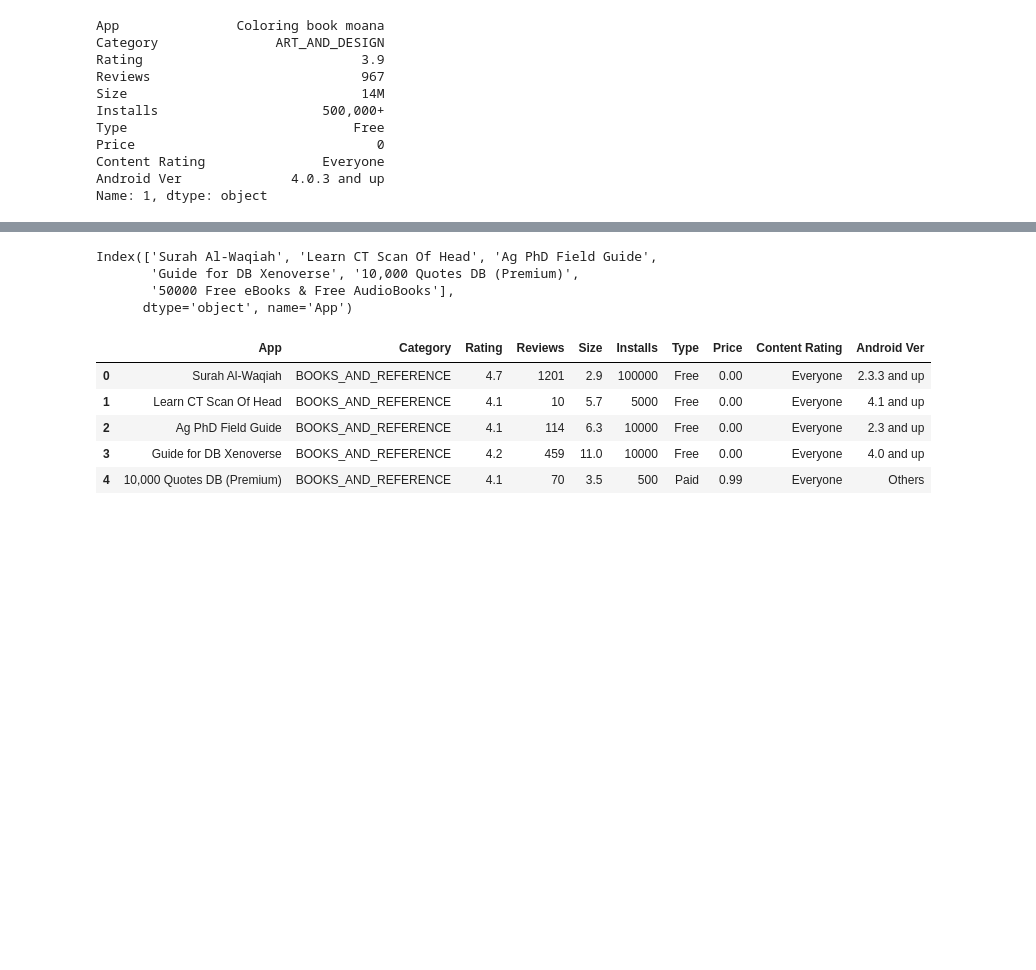
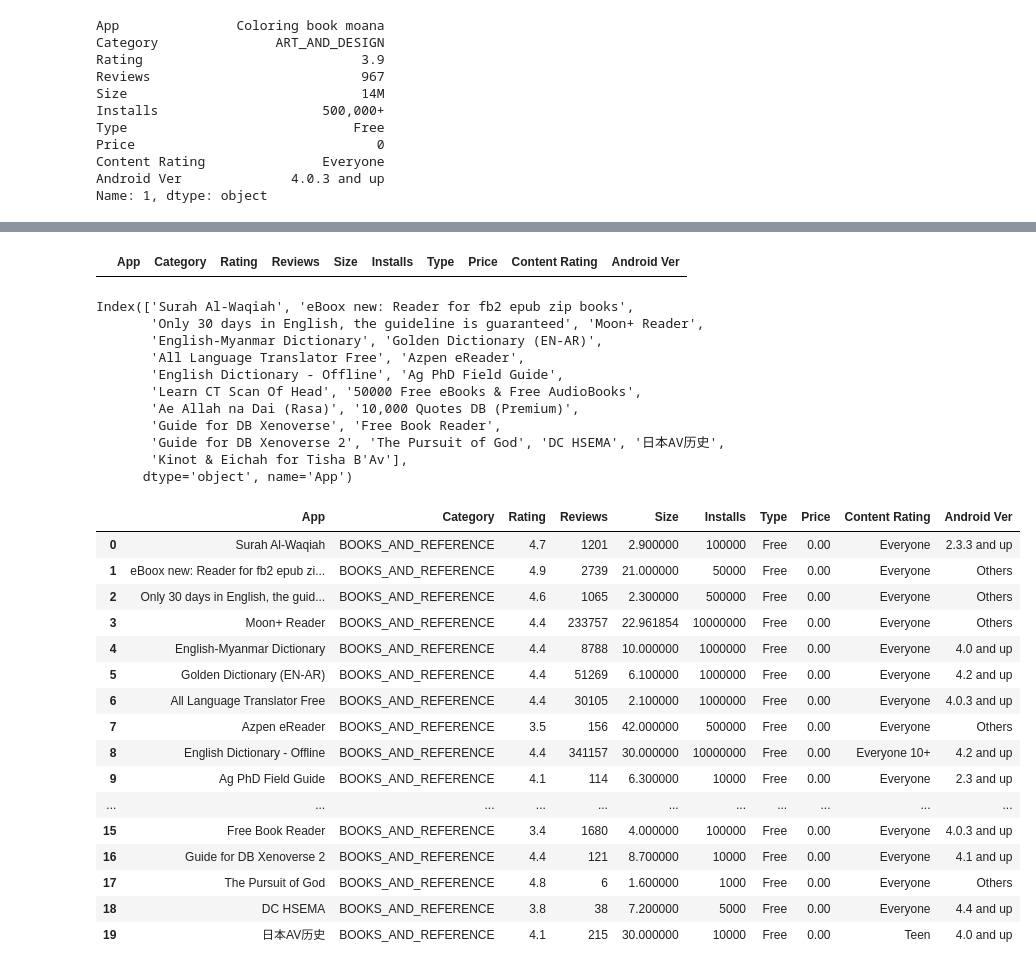
Before and after one commit to 1972007/MLT_Dicoding_2, a Jupyter notebook: ml_recommend.ipynb, the cells around one changed output, grey strips where cells are left out. Drawn from its saved outputs; the diff is of its cells as text; code cells hidden in the pictures; blank space fills up the shorter version.

```diff
--- a/ml_recommend.ipynb
+++ b/ml_recommend.ipynb
@@ -646,7 +683,7 @@ The SCP Foundation DB fr nn5n                         0.0
 iHoroscope - 2018 Daily Horoscope & Astrology         0.0
 Name: Coloring book moana, Length: 8194, dtype: float64
 # %%
-def get_rec(name, sim_data=sim_data, items=apps_sizeChange, num=5):
+def get_rec(name, sim_data=sim_data, items=apps_sizeChange, num=20):
   idx = sim_data.loc[:,name].to_numpy().argpartition(range(-1,-num,-1))
   closest = sim_data.columns[idx[-1:-(num+2):-1]]
   closest = closest.drop(name,errors="ignore")
@@ -685,13 +743,36 @@ Index(['Photo Editor & Candy Camera & Grid & ScrapBook',
+# %%
+sim_to_moana.loc[sim_to_moana["Category"]!="ART_AND_DESIGN"]
+# %% [output]
+|  | App | Category | Rating | Reviews | Size | Installs | Type | Price | Content Rating | Android Ver |
 # %%
-get_rec("The SCP Foundation DB fr nn5n")
+sim_scp= get_rec("The SCP Foundation DB fr nn5n")
+sim_scp
 # %% [output]
-Index(['Surah Al-Waqiah', 'Learn CT Scan Of Head', 'Ag PhD Field Guide',
-       'Guide for DB Xenoverse', '10,000 Quotes DB (Premium)',
-       '50000 Free eBooks & Free AudioBooks'],
+Index(['Surah Al-Waqiah', 'eBoox new: Reader for fb2 epub zip books',
+       'Only 30 days in English, the guideline is guaranteed', 'Moon+ Reader',
+       'English-Myanmar Dictionary', 'Golden Dictionary (EN-AR)',
+       'All Language Translator Free', 'Azpen eReader',
+       'English Dictionary - Offline', 'Ag PhD Field Guide',
+       'Learn CT Scan Of Head', '50000 Free eBooks & Free AudioBooks',
+       'Ae Allah na Dai (Rasa)', '10,000 Quotes DB (Premium)',
+       'Guide for DB Xenoverse', 'Free Book Reader',
+       'Guide for DB Xenoverse 2', 'The Pursuit of God', 'DC HSEMA', '日本AV历史',
+       'Kinot & Eichah for Tisha B'Av'],
       dtype='object', name='App')
 |  | App | Category | Rating | Reviews | Size | Installs | Type | Price | Content Rating | Android Ver |
-| 0 | Surah Al-Waqiah | BOOKS_AND_REFERENCE | 4.7 | 1201 | 2.9 | 100000 | Free | 0.00 | Everyone | 2.3.3 and up |
-| 1 | Learn CT Scan Of Head | BOOKS_AND_REFERENCE | 4.1 | 10 | 5.7 | 5000 | Free | 0.00 | Everyone | 4.1 and up |
-| 2 | Ag PhD Field Guide | BOOKS_AND_REFERENCE | 4.1 | 114 | 6.3 | 10000 | Free | 0.00 | Everyone | 2.3 and up |
-| 3 | Guide for DB Xenoverse | BOOKS_AND_REFERENCE | 4.2 | 459 | 11.0 | 10000 | Free | 0.00 | Everyone | 4.0 and up |
-| 4 | 10,000 Quotes DB (Premium) | BOOKS_AND_REFERENCE | 4.1 | 70 | 3.5 | 500 | Paid | 0.99 | Everyone | Others |
+| 0 | Surah Al-Waqiah | BOOKS_AND_REFERENCE | 4.7 | 1201 | 2.900000 | 100000 | Free | 0.00 | Everyone | 2.3.3 and up |
+| 1 | eBoox new: Reader for fb2 epub zi... | BOOKS_AND_REFERENCE | 4.9 | 2739 | 21.000000 | 50000 | Free | 0.00 | Everyone | Others |
+| 2 | Only 30 days in English, the guid... | BOOKS_AND_REFERENCE | 4.6 | 1065 | 2.300000 | 500000 | Free | 0.00 | Everyone | Others |
+| 3 | Moon+ Reader | BOOKS_AND_REFERENCE | 4.4 | 233757 | 22.961854 | 10000000 | Free | 0.00 | Everyone | Others |
+| 4 | English-Myanmar Dictionary | BOOKS_AND_REFERENCE | 4.4 | 8788 | 10.000000 | 1000000 | Free | 0.00 | Everyone | 4.0 and up |
+| 5 | Golden Dictionary (EN-AR) | BOOKS_AND_REFERENCE | 4.4 | 51269 | 6.100000 | 1000000 | Free | 0.00 | Everyone | 4.2 and up |
+| 6 | All Language Translator Free | BOOKS_AND_REFERENCE | 4.4 | 30105 | 2.100000 | 1000000 | Free | 0.00 | Everyone | 4.0.3 and up |
+| 7 | Azpen eReader | BOOKS_AND_REFERENCE | 3.5 | 156 | 42.000000 | 500000 | Free | 0.00 | Everyone | Others |
+| 8 | English Dictionary - Offline | BOOKS_AND_REFERENCE | 4.4 | 341157 | 30.000000 | 10000000 | Free | 0.00 | Everyone 10+ | 4.2 and up |
+| 9 | Ag PhD Field Guide | BOOKS_AND_REFERENCE | 4.1 | 114 | 6.300000 | 10000 | Free | 0.00 | Everyone | 2.3 and up |
+| ... | ... | ... | ... | ... | ... | ... | ... | ... | ... | ... |
+| 15 | Free Book Reader | BOOKS_AND_REFERENCE | 3.4 | 1680 | 4.000000 | 100000 | Free | 0.00 | Everyone | 4.0.3 and up |
+| 16 | Guide for DB Xenoverse 2 | BOOKS_AND_REFERENCE | 4.4 | 121 | 8.700000 | 10000 | Free | 0.00 | Everyone | 4.1 and up |
+| 17 | The Pursuit of God | BOOKS_AND_REFERENCE | 4.8 | 6 | 1.600000 | 1000 | Free | 0.00 | Everyone | Others |
+| 18 | DC HSEMA | BOOKS_AND_REFERENCE | 3.8 | 38 | 7.200000 | 5000 | Free | 0.00 | Everyone | 4.4 and up |
+| 19 | 日本AV历史 | BOOKS_AND_REFERENCE | 4.1 | 215 | 30.000000 | 10000 | Free | 0.00 | Teen | 4.0 and up |
```
Also changed, not shown: parts of 10 cells of this notebook, 1 other file.
